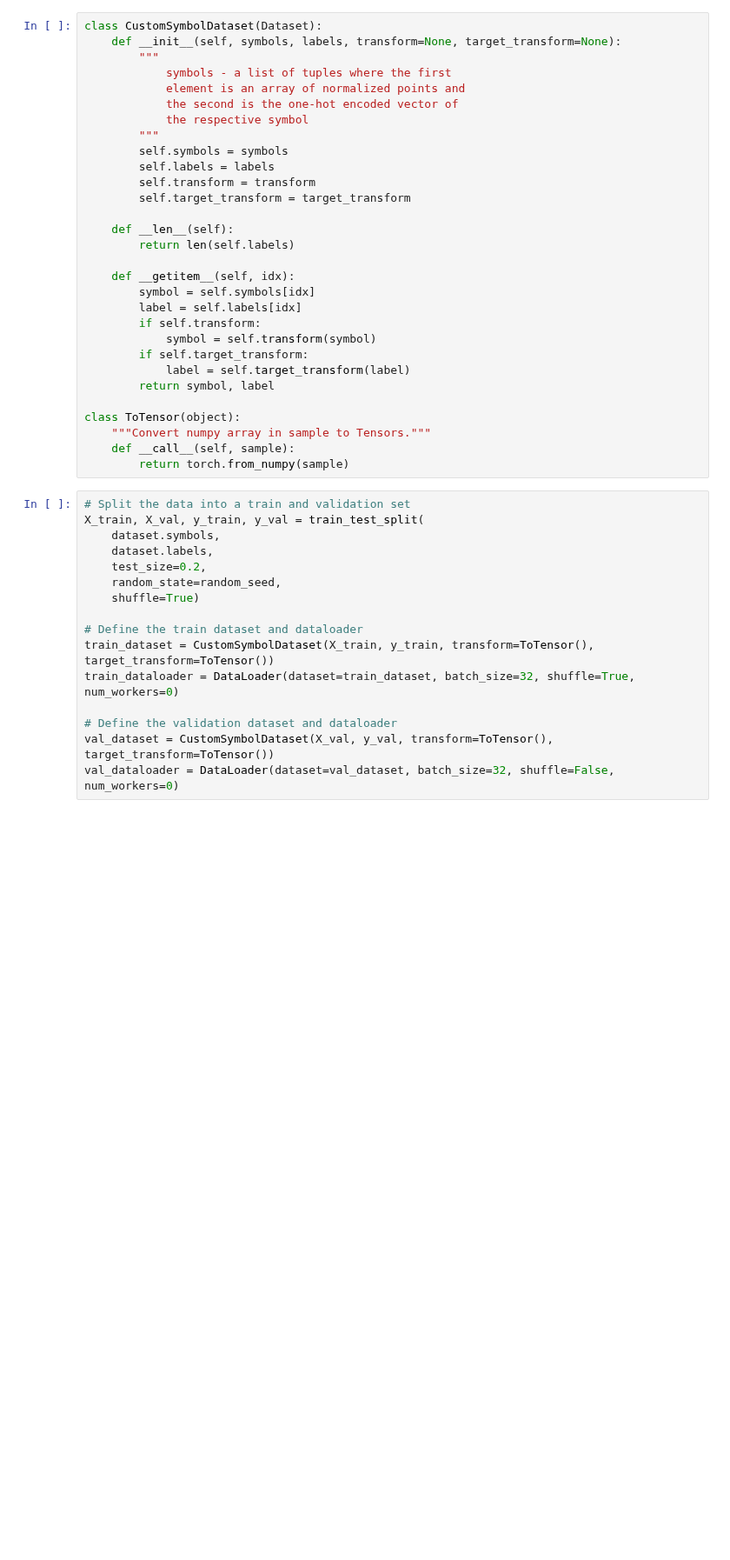
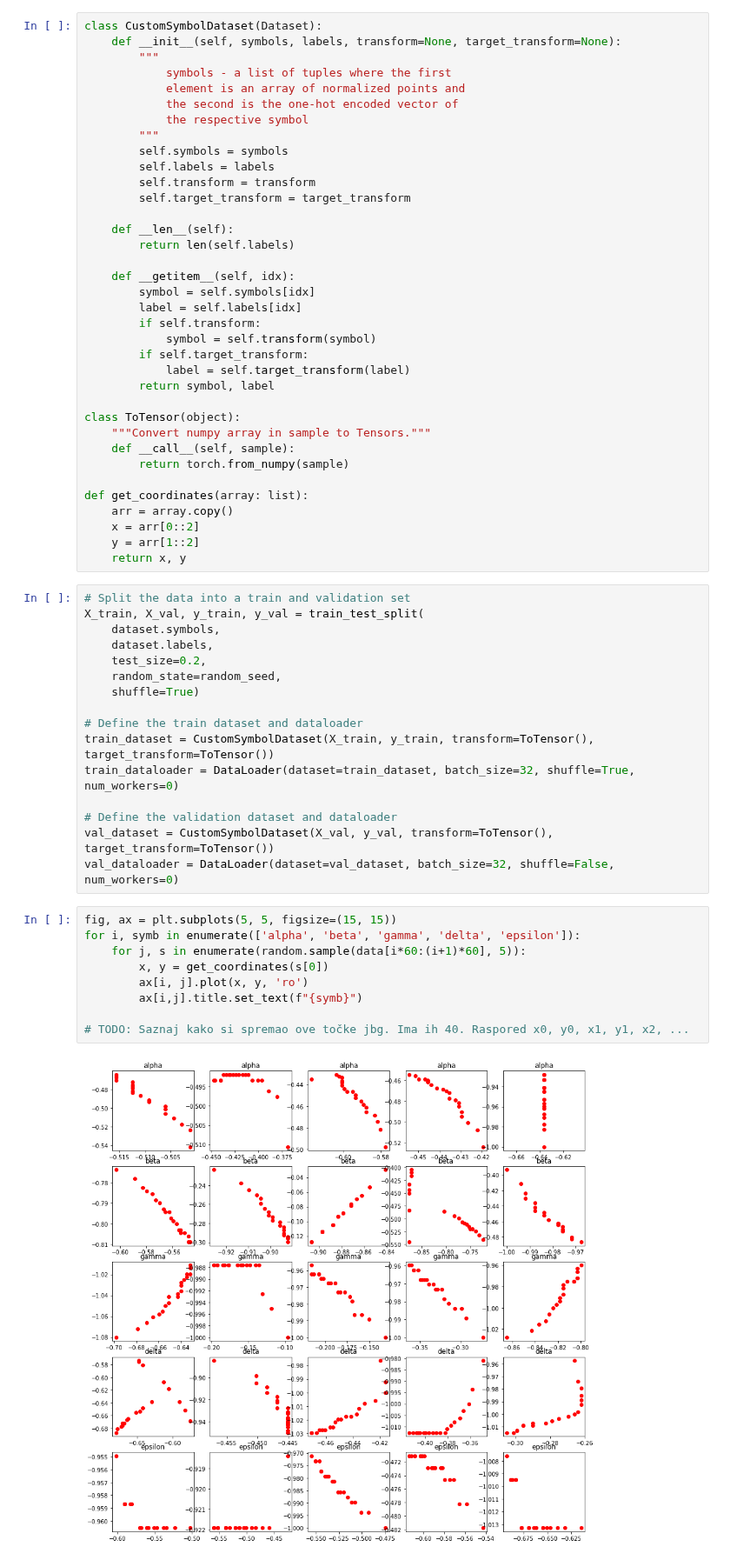
Before and after one commit to buzaXnov/symbol-recognizer, a Jupyter notebook: initial.ipynb, the cells around one changed output. Shown at 87% size. Drawn from its saved outputs; the diff is of its cells as text; blank space fills up the shorter version.

Commit message:
Added all the files to the repo.
Tried to visualize all the symbols after normaliztaion.

```diff
--- a/initial.ipynb
+++ b/initial.ipynb
@@ -49,6 +53,12 @@ class ToTensor(object):
     """Convert numpy array in sample to Tensors."""
     def __call__(self, sample):
         return torch.from_numpy(sample)
+
+def get_coordinates(array: list):
+    arr = array.copy()
+    x = arr[0::2]
+    y = arr[1::2]
+    return x, y
 # %%
 # Split the data into a train and validation set
 X_train, X_val, y_train, y_val = train_test_split(
@@ -65,3 +75,14 @@ train_dataloader = DataLoader(dataset=train_dataset, batch_size=32, shuffle=True
 # Define the validation dataset and dataloader
 val_dataset = CustomSymbolDataset(X_val, y_val, transform=ToTensor(), target_transform=ToTensor())
 val_dataloader = DataLoader(dataset=val_dataset, batch_size=32, shuffle=False, num_workers=0)
+# %%
+fig, ax = plt.subplots(5, 5, figsize=(15, 15))
+for i, symb in enumerate(['alpha', 'beta', 'gamma', 'delta', 'epsilon']):
+    for j, s in enumerate(random.sample(data[i*60:(i+1)*60], 5)):
+        x, y = get_coordinates(s[0])
+        ax[i, j].plot(x, y, 'ro')
+        ax[i,j].title.set_text(f"{symb}")
+
+# TODO: Saznaj kako si spremao ove točke jbg. Ima ih 40. Raspored x0, y0, x1, y1, x2, ...
+# %% [output]
+[figure, added]
```
Also changed, not shown: parts of 2 cells of this notebook, 8 other files.
